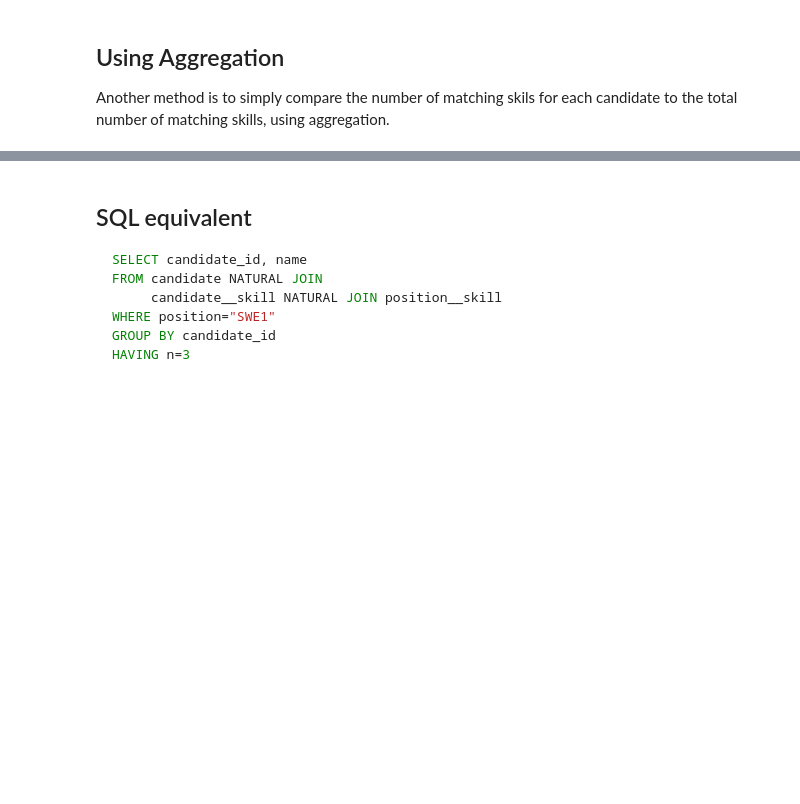
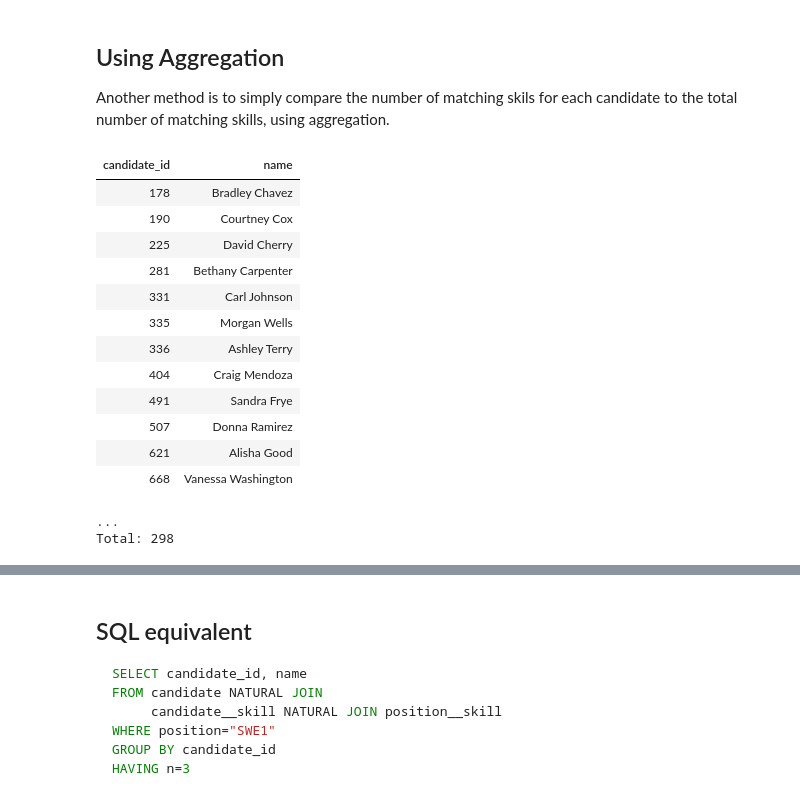
Before and after one commit to dimitri-yatsenko/Database-Systems-for-Data-Science, a Jupyter notebook: notebooks/Relational-Division.ipynb, the cells around one changed output, grey strips where cells are left out. Saved outputs shown, nothing was run; the diff lists cells and outputs as text; code cells hidden in the pictures; blank space fills up the shorter version.

```diff
--- a/notebooks/Relational-Division.ipynb
+++ b/notebooks/Relational-Division.ipynb
@@ -318,3 +246,21 @@ WHERE candidate_id NOT IN (
 ## Using Aggregation
 
 Another method is to simply compare the number of matching skils for each candidate to the total number of matching skills, using aggregation.
+# %%
+Candidate()
+# %% [output]
+| candidate_id | name |
+| 178 | Bradley Chavez |
+| 190 | Courtney Cox |
+| 225 | David Cherry |
+| 281 | Bethany Carpenter |
+| 331 | Carl Johnson |
+| 335 | Morgan Wells |
+| 336 | Ashley Terry |
+| 404 | Craig Mendoza |
+| 491 | Sandra Frye |
+| 507 | Donna Ramirez |
+| 621 | Alisha Good |
+| 668 | Vanessa Washington |
+...
+Total: 298
```
Also changed, not shown: parts of 21 cells of this notebook, 1 other file.
